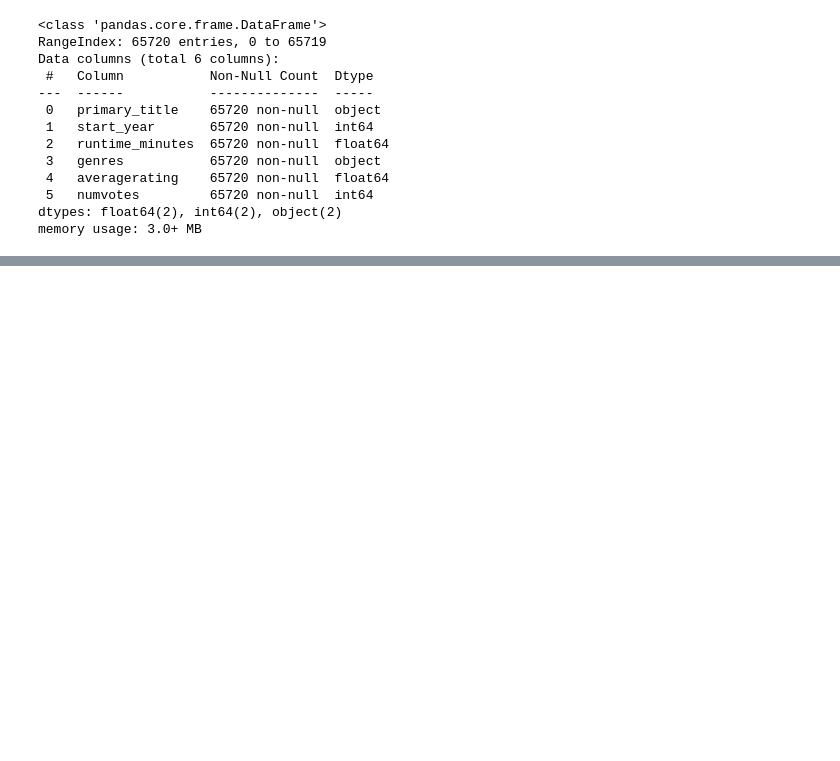
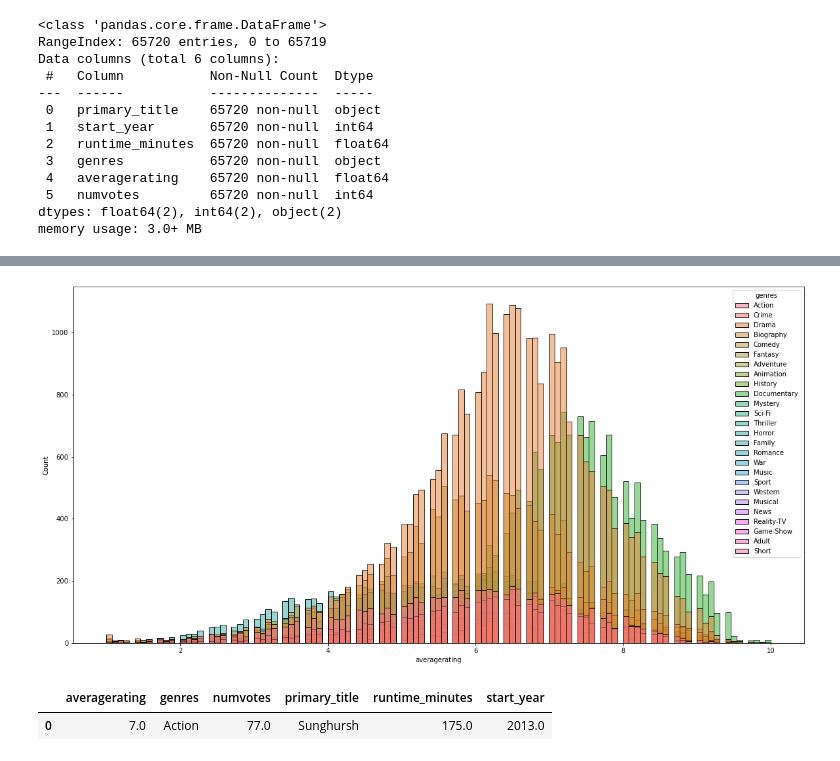
Before and after one commit to letruong711/010921-pt-phase-1-project, a Jupyter notebook: deeper_cleaning_genre_runtime_length.ipynb, the cells around one changed output, grey strips where cells are left out. Cells and saved outputs as stored; diff of their text form; code cells hidden in the pictures; blank space fills up the shorter version.

```diff
--- a/deeper_cleaning_genre_runtime_length.ipynb
+++ b/deeper_cleaning_genre_runtime_length.ipynb
@@ -26,7 +29,3 @@ Data columns (total 6 columns):
  5   numvotes         65720 non-null  int64
 dtypes: float64(2), int64(2), object(2)
 memory usage: 3.0+ MB
-# %%
-df['genres'] = df['genres'].astype('|S')
-f = lambda x: len(x['df'].split('genres')) -1
-df['genres'] = df.apply(f, axis=1)
@@ -35,5 +31,0 @@ KeyError: 'df'
-# %%
-(df.set_index(['primary_title', 'averagerating', 'start_year', 'runtime_minutes', 'averagerating', 'numvotes'])
-    .apply(lambda x: x.str.split(',').explode())
-    .reset_index())
-df
@@ -47,0 +32,2 @@ KeyError: "None of [Index(['Action,Crime,Drama', 'Biography,Drama', 'Drama',\n
+# %%
+df.genres = df.genres.str.split(',')
@@ -47,0 +50,2 @@ KeyError: "None of [Index(['Action,Crime,Drama', 'Biography,Drama', 'Drama',\n
+# %%
+df=df.explode('genres')
@@ -47,0 +70,5 @@ KeyError: "None of [Index(['Action,Crime,Drama', 'Biography,Drama', 'Drama',\n
+# %%
+fig, ax = plt.subplots(figsize = (20,10))
+sns.histplot(data=df, x="averagerating", hue="genres");
+# %% [output]
+[figure, added]
@@ -47,0 +86,5 @@ KeyError: "None of [Index(['Action,Crime,Drama', 'Biography,Drama', 'Drama',\n
+# %%
+frame.append(row)
+# %% [output]
+|  | averagerating | genres | numvotes | primary_title | runtime_minutes | start_year |
+| 0 | 7.0 | Action | 77.0 | Sunghursh | 175.0 | 2013.0 |
```
Also changed, not shown: parts of 9 cells of this notebook, 3 other files.
